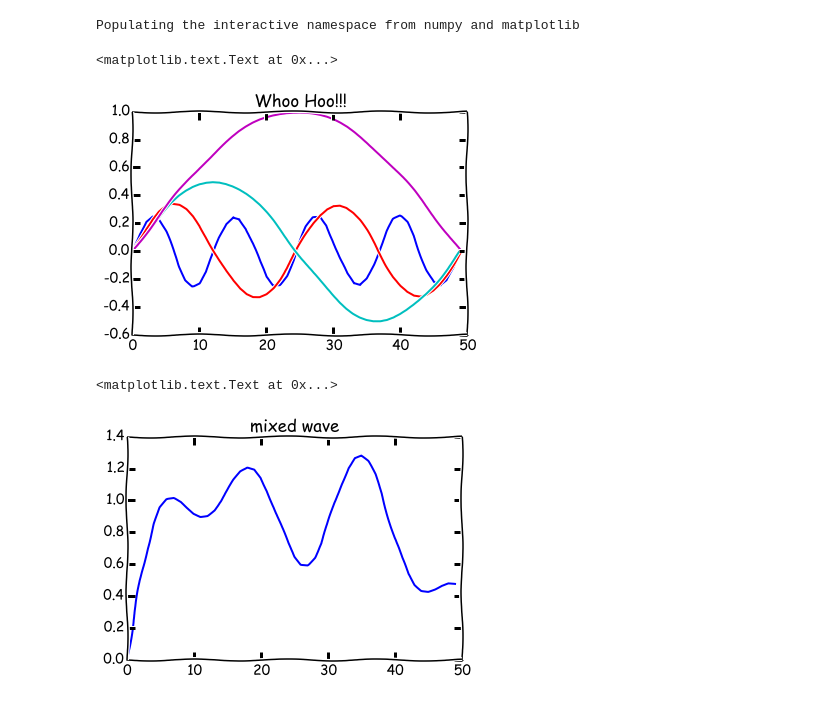
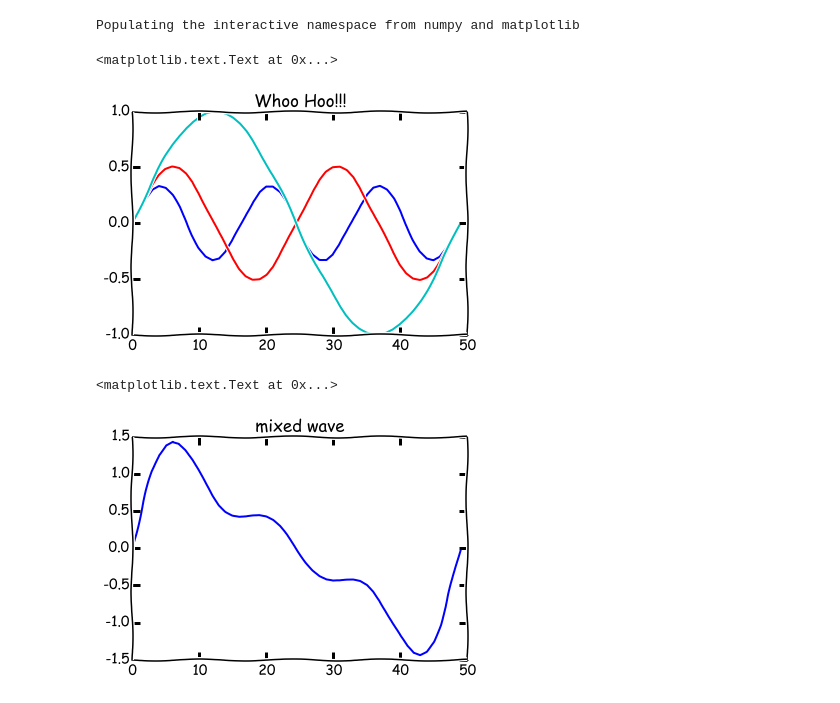
Before and after one commit to dmcltu/python, a Jupyter notebook: text.ipynb, the cells around one changed output. Saved outputs shown, nothing was run; the diff lists cells and outputs as text; code cells hidden in the pictures.

```diff
--- a/text.ipynb
+++ b/text.ipynb
@@ -4,18 +4,17 @@
 Populating the interactive namespace from numpy and matplotlib
 # %%
 plt.xkcd()  # Yes...
-plt.plot(sin(linspace(0, 8*pi))/4)
-plt.plot(sin(linspace(0, 4*pi))/3)
-plt.plot(sin(linspace(0, 2*pi))/2)
-plt.plot(sin(linspace(0, pi)))
+plt.plot(sin(linspace(0, 6*pi))/3)
+plt.plot(sin(linspace(0, 4*pi))/2)
+plt.plot(sin(linspace(0, 2*pi))/1)
 plt.title('Whoo Hoo!!!')
 # %% [output]
 <matplotlib.text.Text at 0x...>
-[figure, old version]
+[figure, new version]
 # %%
-x = sin(linspace(0,20))/4 + sin(linspace(0,10))/3 + sin(linspace(0,5))/2 + sin(linspace(0,2))
+x = sin(linspace(0, 2*pi)) + sin(linspace(0, 4*pi))/2 + sin(linspace(0, 6*pi))/3
 plt.plot(x)
 plt.title('mixed wave')
 # %% [output]
 <matplotlib.text.Text at 0x...>
-[figure, old version]
+[figure, new version]
```
Also changed, not shown: parts of 4 cells of this notebook.
